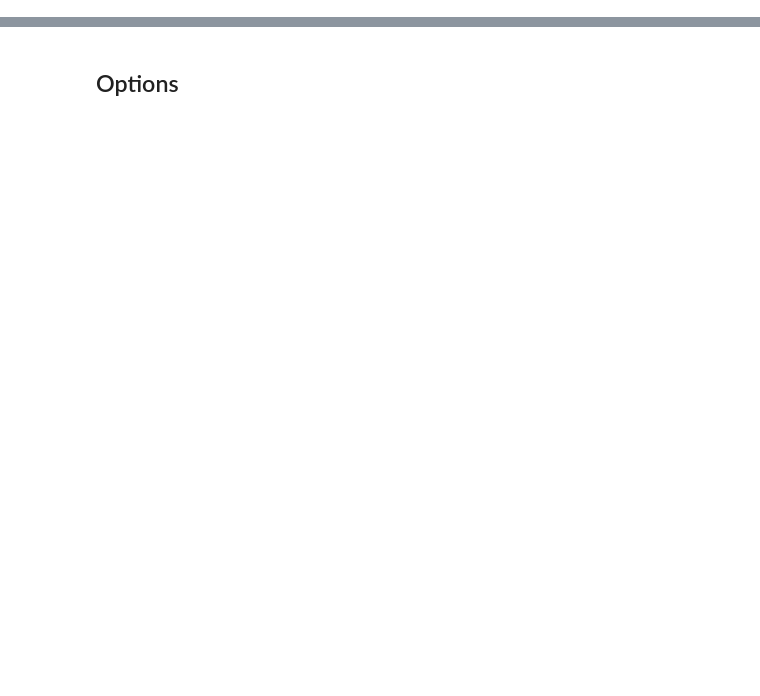
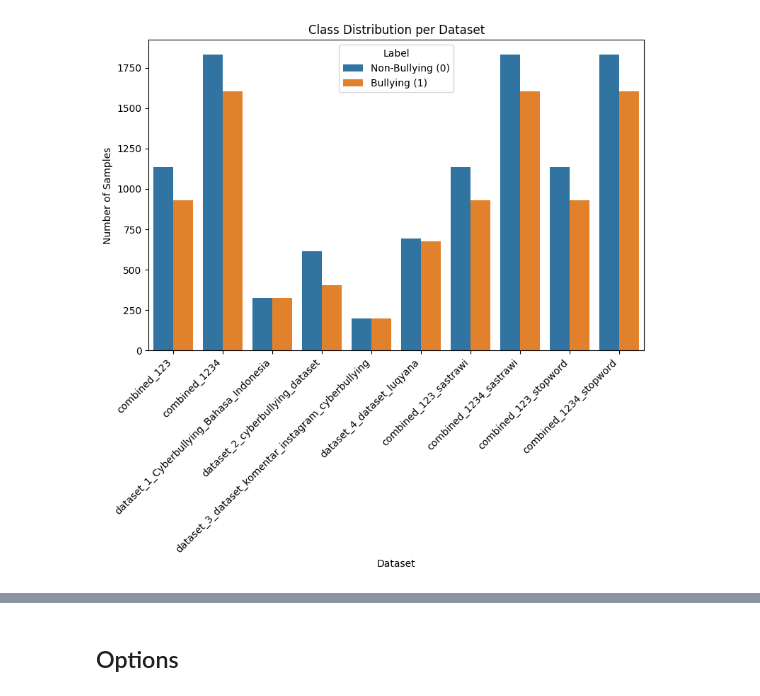
Before and after one commit to WilliamAxelC/Indonesian-Cyberbullying-Detection-with-Distilbert, a Jupyter notebook: Cyberbullying-Train-Test-Bert-Distil.ipynb, the cells around one changed output, grey strips where cells are left out. Cells and saved outputs as stored; diff of their text form; code cells hidden in the pictures; blank space fills up the shorter version.

```diff
--- a/Cyberbullying-Train-Test-Bert-Distil.ipynb
+++ b/Cyberbullying-Train-Test-Bert-Distil.ipynb
@@ -42,0 +50,90 @@ datasets["combined_dataset"].head(10)
+# %%
+import matplotlib.pyplot as plt
+import seaborn as sns
+import numpy as np
+
+# Basic info summary
+summary = []
+for name, df in datasets.items():
+    summary.append({
+        "Dataset": name,
+        "Samples": len(df),
+        "Positive (%)": 100 * df["encoded_label"].mean(),
+        "Avg Text Length": np.mean(df["clean_text"].astype(str).apply(len)),
+        "Median Text Length": np.median(df["clean_text"].astype(str).apply(len))
+    })
+summary_df = pd.DataFrame(summary)
+print(summary_df.to_string(index=False))
+
+# Basic info summary
+summary = []
+for name, df in datasets.items():
+    summary.append({
+        "Dataset": name,
+        "Samples": len(df),
+        "Positive (%)": 100 * df["encoded_label"].mean(),
+        "Avg Text Length": np.mean(df["clean_text"].astype(str).apply(len)),
+        "Median Text Length": np.median(df["clean_text"].astype(str).apply(len))
+    })
+
+class_counts = []
+for name, df in datasets.items():
+    counts = df["encoded_label"].value_counts().to_dict()
+    class_counts.append({
+        "Dataset": name,
+        "Non-Bullying (0)": counts.get(0, 0),
+        "Bullying (1)": counts.get(1, 0)
+    })
+
+class_counts_df = pd.DataFrame(class_counts)
+class_counts_melted = class_counts_df.melt(id_vars="Dataset", var_name="Label", value_name="Count")
+
+plt.figure(figsize=(8, 8))
+sns.barplot(data=class_counts_melted, x="Dataset", y="Count", hue="Label")
+plt.title("Class Distribution per Dataset")
+plt.xticks(rotation=45, ha="right")
+plt.ylabel("Number of Samples")
+plt.xlabel("Dataset")
+plt.legend(title="Label")
+plt.tight_layout()
+plt.show()
+
+
+# --- 2️⃣ Text length distribution ---
+plt.figure(figsize=(8, 5))
+for name, df in datasets.items():
+    lengths = df["clean_text"].astype(str).apply(len)
+    sns.kdeplot(lengths, label=name, fill=True, alpha=0.3)
+plt.title("Text Length Distribution Across Datasets")
+plt.xlabel("Text Length (characters)")
+plt.ylabel("Density")
+plt.legend()
+plt.show()
+
+# --- 3️⃣ Example texts ---
+print("\n📋 Sample examples from dataset_4_dataset_luqyana:")
+display(datasets["dataset_4_dataset_luqyana"].sample(5, random_state=42))
+
+
+plt.figure(figsize=(8,5))
+sns.barplot(data=datasets["dataset_4_dataset_luqyana"],
+            x="encoded_label",
+            y=datasets["dataset_4_dataset_luqyana"]["clean_text"].astype(str).apply(len))
+plt.title("Text Length by Label – Dataset 4 (Luqyana)")
+plt.xlabel("Label (0=Non-Bullying, 1=Bullying)")
+plt.ylabel("Average Text Length (characters)")
+plt.show()
+
+from collections import Counter
+import re
+
+def get_common_words(df, label, top_n=10):
+    texts = " ".join(df[df["encoded_label"] == label]["clean_text"].astype(str).tolist())
+    words = re.findall(r'\w+', texts.lower())
+    return Counter(words).most_common(top_n)
+
+for dataset in datasets.keys():
+    print(f"\n📋 Top words in {dataset}:")
+    print("Top words (label 0):", get_common_words(datasets[dataset], 0))
+    print("Top words (label 1):", get_common_words(datasets[dataset], 1))
+# %% [output]
@@ -42,0 +151 @@ datasets["combined_dataset"].head(10)
+[figure, added]
```
Also changed, not shown: parts of 16 cells of this notebook.
